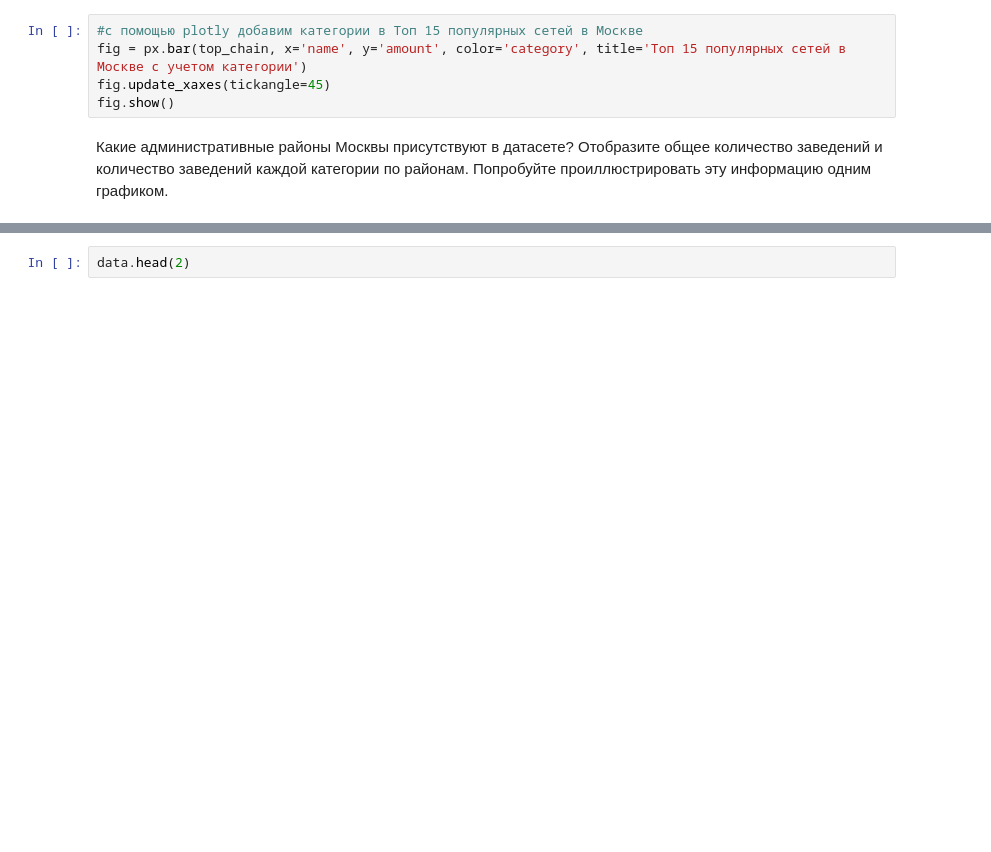
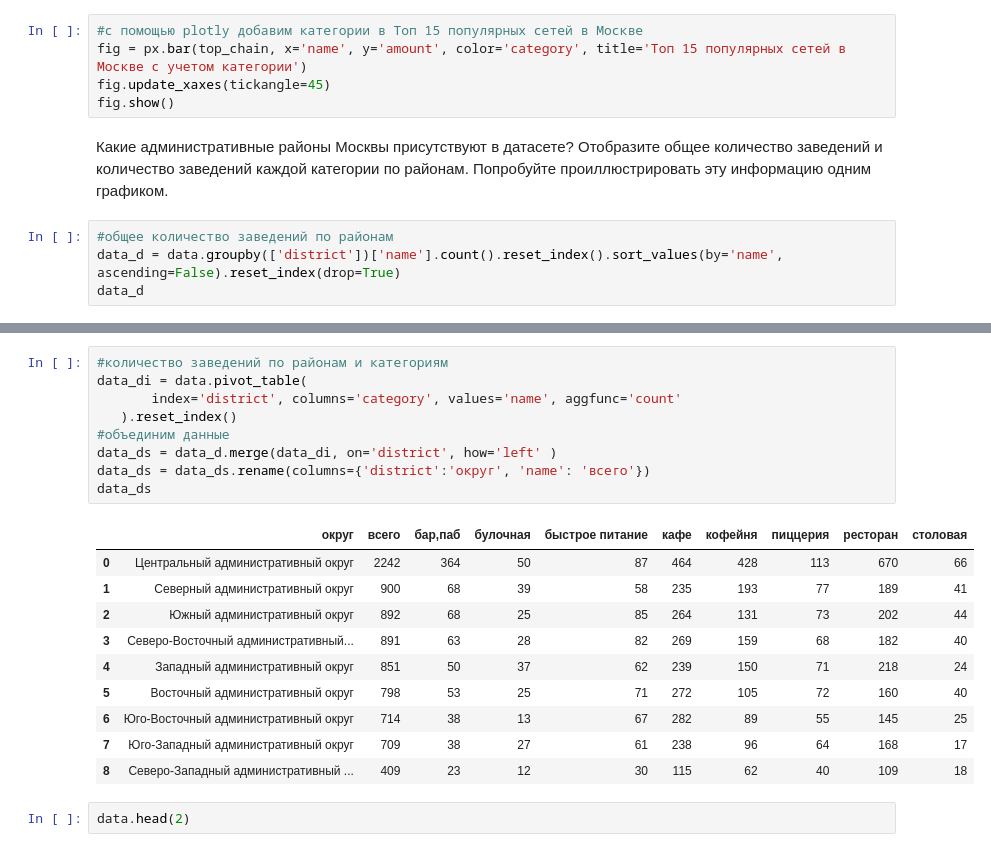
Before and after one commit to akirionenko/research-of-the-public-catering-market-in-Moscow-, a Jupyter notebook: проект_11.ipynb, the cells around one changed output, grey strips where cells are left out. Cells and saved outputs as stored; diff of their text form; blank space fills up the shorter version.

```diff
--- a/проект_11.ipynb
+++ b/проект_11.ipynb
@@ -280,3 +280,7 @@ fig.update_xaxes(tickangle=45)
 fig.show()
 # %% [markdown]
 Какие административные районы Москвы присутствуют в датасете? Отобразите общее количество заведений и количество заведений каждой категории по районам. Попробуйте проиллюстрировать эту информацию одним графиком.
+# %%
+#общее количество заведений по районам
+data_d = data.groupby(['district'])['name'].count().reset_index().sort_values(by='name', ascending=False).reset_index(drop=True)
+data_d
@@ -283,3 +298,23 @@ fig.show()
+# %%
+#количество заведений по районам и категориям
+data_di = data.pivot_table(
+       index='district', columns='category', values='name', aggfunc='count'
+   ).reset_index()
+#объединим данные
+data_ds = data_d.merge(data_di, on='district', how='left' )
+data_ds = data_ds.rename(columns={'district':'округ', 'name': 'всего'})
+data_ds
+# %% [output]
+|  | округ | всего | бар,паб | булочная | быстрое питание | кафе | кофейня | пиццерия | ресторан | столовая |
+| 0 | Центральный административный округ | 2242 | 364 | 50 | 87 | 464 | 428 | 113 | 670 | 66 |
+| 1 | Северный административный округ | 900 | 68 | 39 | 58 | 235 | 193 | 77 | 189 | 41 |
+| 2 | Южный административный округ | 892 | 68 | 25 | 85 | 264 | 131 | 73 | 202 | 44 |
+| 3 | Северо-Восточный административный... | 891 | 63 | 28 | 82 | 269 | 159 | 68 | 182 | 40 |
+| 4 | Западный административный округ | 851 | 50 | 37 | 62 | 239 | 150 | 71 | 218 | 24 |
+| 5 | Восточный административный округ | 798 | 53 | 25 | 71 | 272 | 105 | 72 | 160 | 40 |
+| 6 | Юго-Восточный административный округ | 714 | 38 | 13 | 67 | 282 | 89 | 55 | 145 | 25 |
+| 7 | Юго-Западный административный округ | 709 | 38 | 27 | 61 | 238 | 96 | 64 | 168 | 17 |
+| 8 | Северо-Западный административный ... | 409 | 23 | 12 | 30 | 115 | 62 | 40 | 109 | 18 |
 # %%
 data.head(2)
 # %% [output]
```
Also changed, not shown: parts of 9 cells of this notebook.
